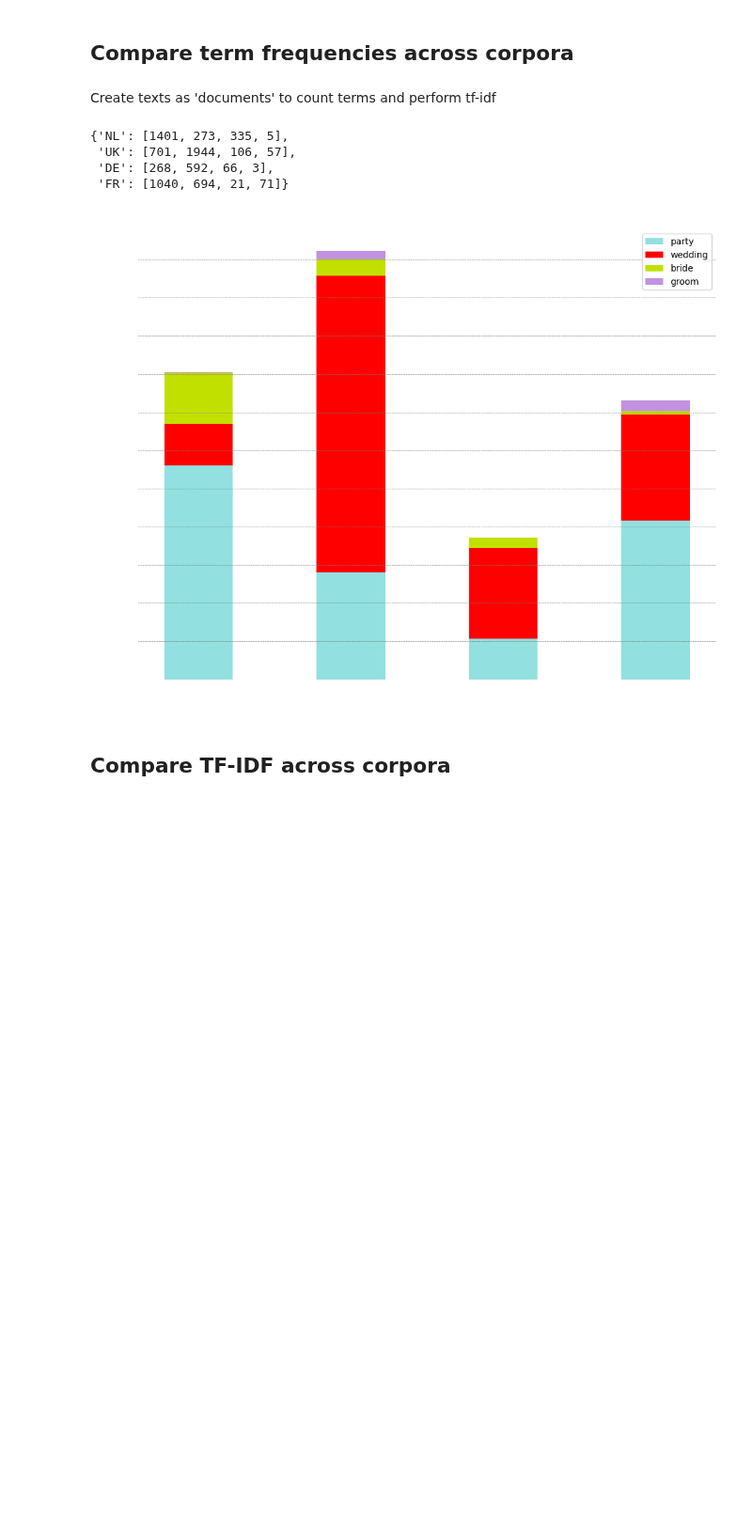
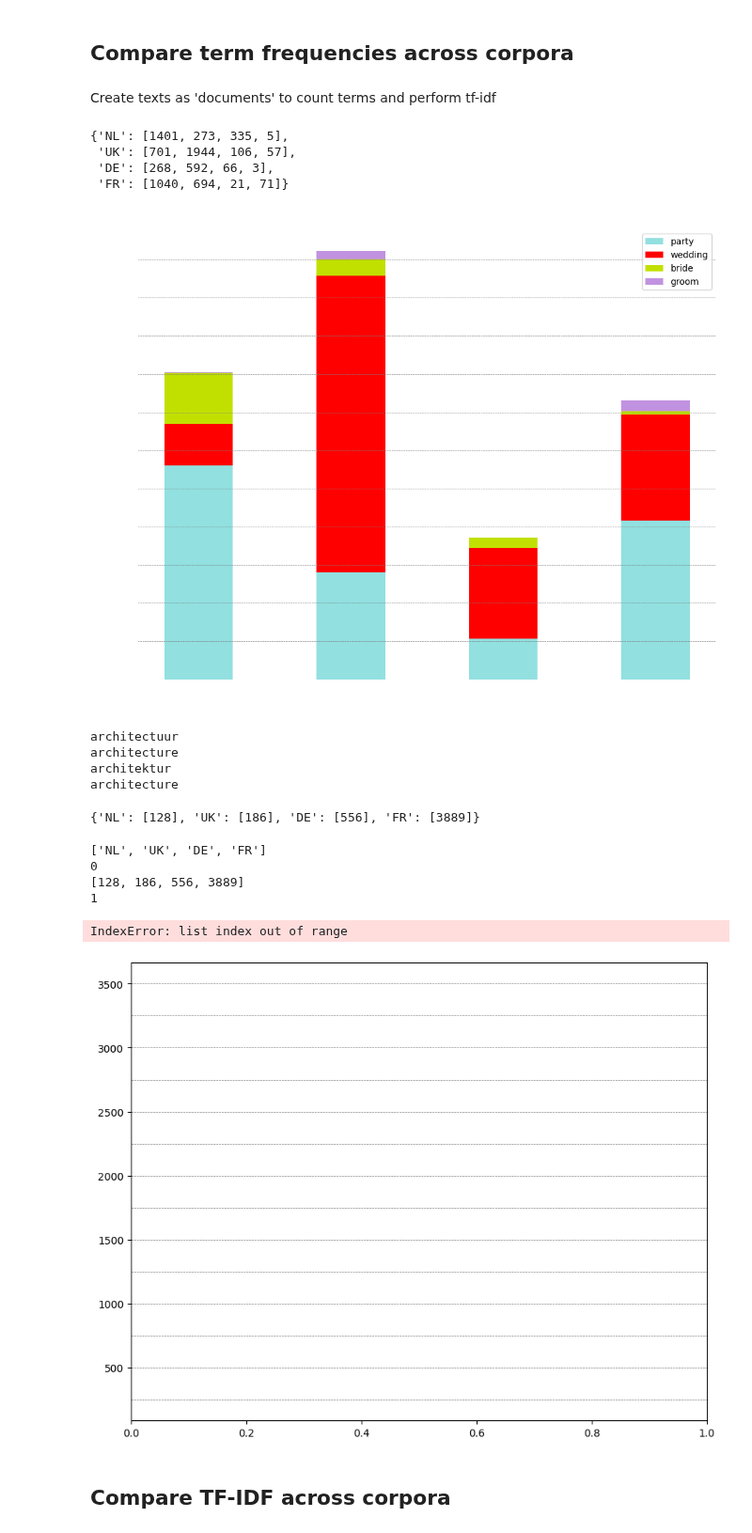
Before and after one commit to jazoza/HHD, a Jupyter notebook: 06_HH_compare_cc.ipynb, the cells around one changed output. Shown at 94% size. Drawn from its saved outputs; the diff is of its cells as text; code cells hidden in the pictures; blank space fills up the shorter version.

```diff
--- a/06_HH_compare_cc.ipynb
+++ b/06_HH_compare_cc.ipynb
@@ -208,6 +208,75 @@ plt.savefig(path+'outputs/2024_'+theme+'.png', transparent=True)
 plt.show()
 # %% [output]
 [figure]
+# %%
+# count term frequencies across four dataframes
+terms = ['architectuur', 'architecture', 'architektur', 'architecture'] # replace with the name of a list of terms (above)
+dataframes = [df_NL, df_UK, df_DE, df_FR] # list of dataframes
+
+term_count_dict = {}
+for i, df in enumerate(dataframes):
+  term_count_values = []
+  print(terms[i])
+  term_count_column = sum([str(item).lower().count(terms[i]) for item in df['text'].tolist()])
+  #print(int(term_count_column.sum()))
+  term_count_values.append(int(term_count_column))
+  term_count_dict[cc_list[i]] = term_count_values
+
+term_count_dict
+# %% [output]
+architectuur
+architecture
+architektur
+architecture
+{'NL': [128], 'UK': [186], 'DE': [556], 'FR': [3889]}
+# %%
+# Visualize the term count as a stacked bar chart per country
+theme = 'architecture'
+# Create a list of countries (y-axis labels)
+countries = list(term_count_dict.keys())
+print(countries)
+# Create the stacked bar chart
+width = 0.45  # Width of the bars
+
+fig, ax = plt.subplots(figsize=(10,8))
+
+bottom = np.zeros(len(countries))
+colors = ['white']
+
+# Add horizontal lines for values in the legend
+for value in [250, 500, 750, 1000, 1250, 1500, 1750, 2000, 2250, 2500, 2750, 3000, 3250, 3500]:
+  plt.axhline(y=value, color='grey', linestyle='--', linewidth=0.5)
+
+for term_index in range(len(terms)):
+  print(term_index)
+  term_counts = [term_count_dict[country][term_index] for country in countries]
+  print(term_counts)
+  '''
+  ax.bar(countries, term_counts, width, label=terms[term_index], bottom=bottom,
+           color=colors[term_index % len(colors)])
+  bottom += np.array(term_counts)
+
+ax.set_xlabel('Countries', color='white')
+ax.set_ylabel('Term Counts', color='white')
+ax.set_title('Terms related to '+theme+' per country', color='white')
+ax.spines['bottom'].set_color('white')
+ax.spines['top'].set_color('white')
+ax.spines['left'].set_color('white')
+ax.spines['right'].set_color('white')
+ax.tick_params(axis='x', colors='white')
+ax.tick_params(axis='y', colors='white')
+ax.legend()
+
+plt.tight_layout()
+plt.savefig(path+'outputs/2024_'+theme+'.png', transparent=True)
+plt.show()'''
+# %% [output]
+['NL', 'UK', 'DE', 'FR']
+0
+[128, 186, 556, 3889]
+1
+IndexError: list index out of range
+[figure, added]
 # %% [markdown]
 ## Compare TF-IDF across corpora
 # %%
```
Also changed, not shown: parts of 3 cells of this notebook.
